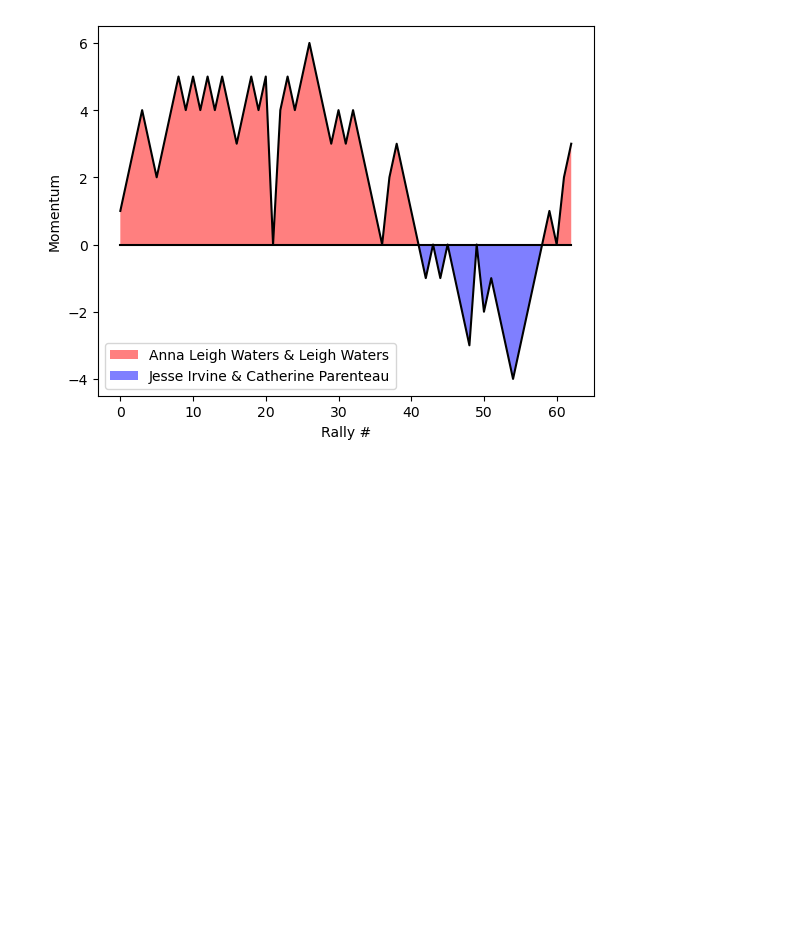
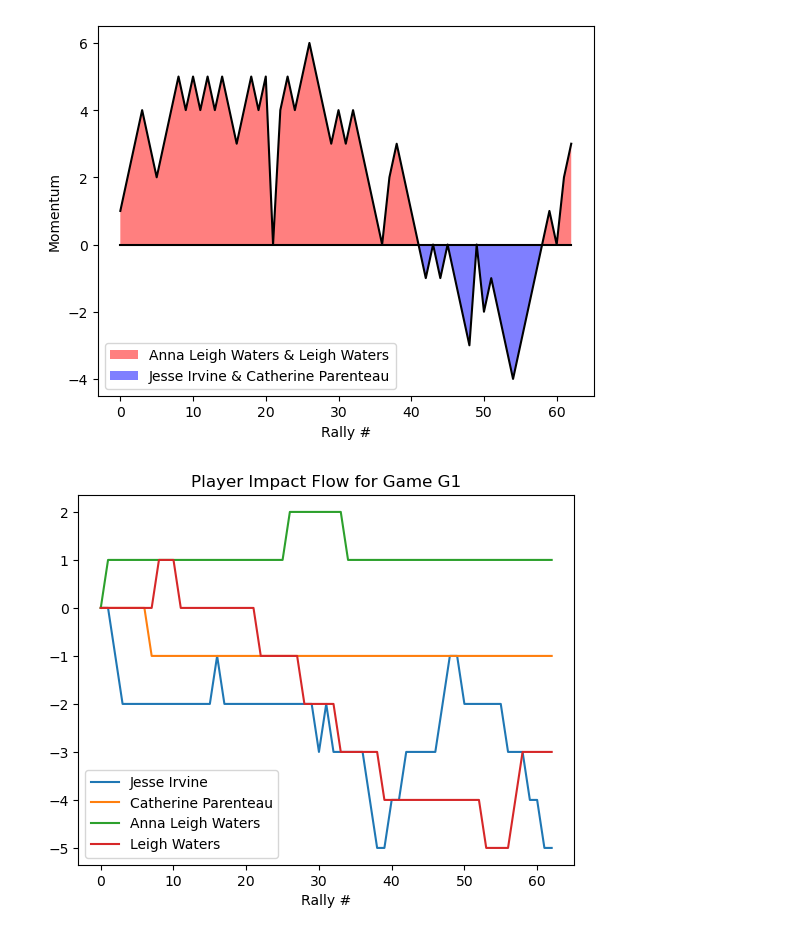
Before and after one commit to NolanSmyth/pklshop, a Jupyter notebook: examples/single_game_analysis.ipynb, the cells around one changed output. Cells and saved outputs as stored; diff of their text form; code cells hidden in the pictures; blank space fills up the shorter version.

```diff
--- a/examples/single_game_analysis.ipynb
+++ b/examples/single_game_analysis.ipynb
@@ -67,3 +51,8 @@ plt.legend()
 plt.show()
 # %% [output]
 [figure]
+# %%
+#Winners + Errors Forced on Opposing Team - Unforced Errors
+g.plot_impact_flow()
+# %% [output]
+[figure, added]
```
Also changed, not shown: parts of 4 cells of this notebook, 3 other files.
